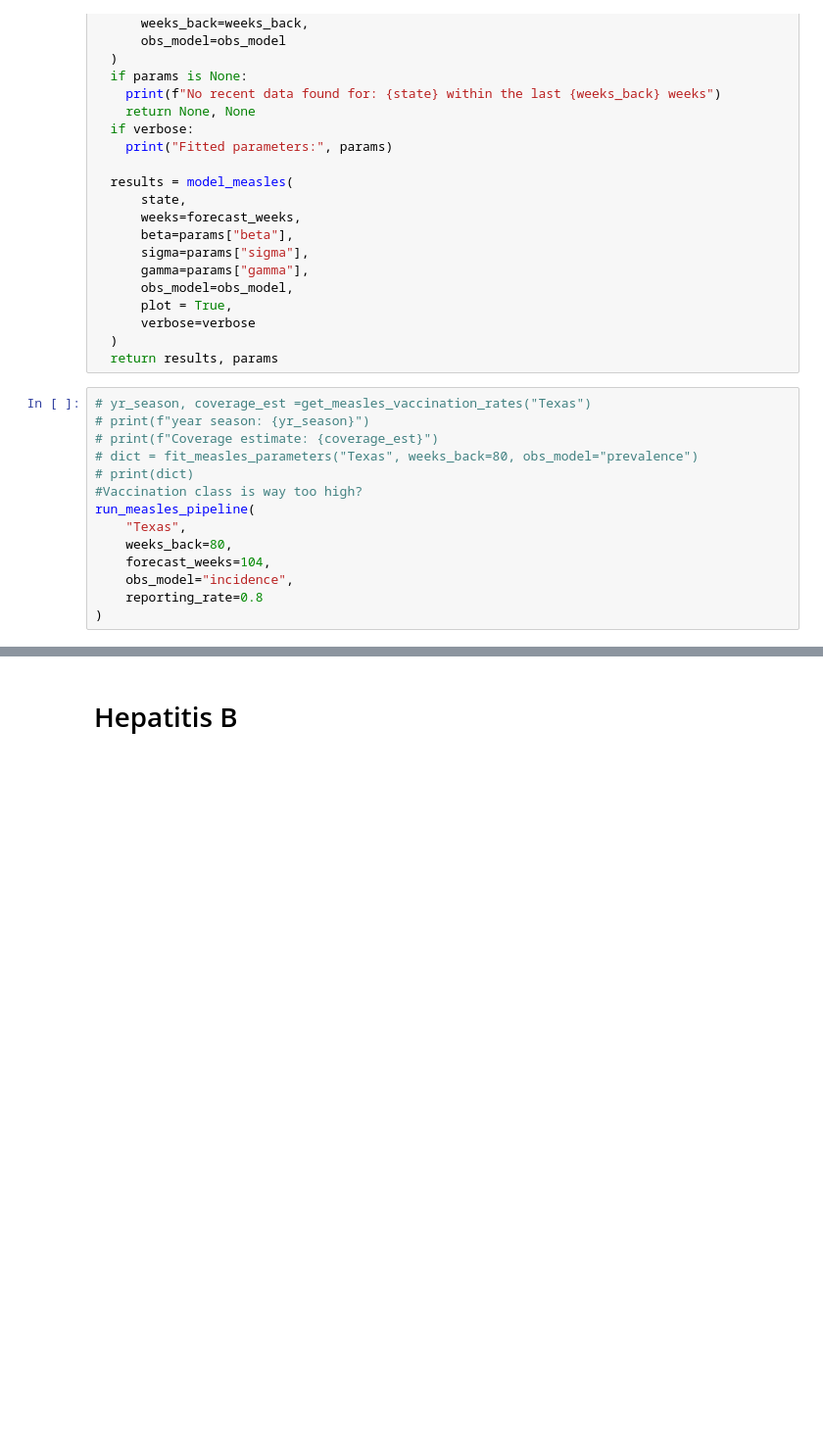
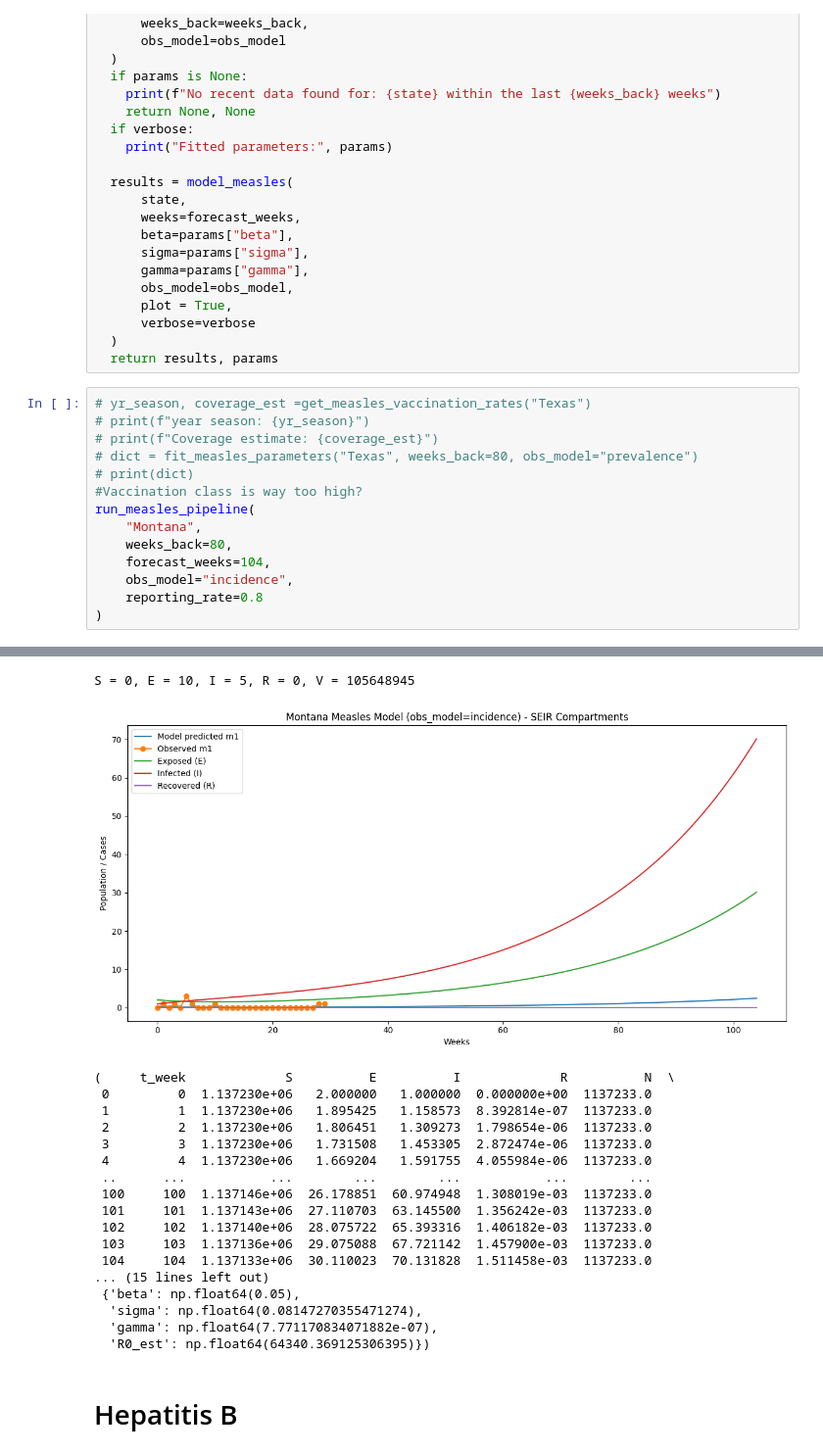
Before and after one commit to Sonny24/disease-dashboard, a Jupyter notebook: compartmental_models/UC_Draft2.ipynb, the cells around one changed output, grey strips where cells are left out. Shown at 98% size. Cells and saved outputs as stored; diff of their text form; blank space fills up the shorter version.

```diff
--- a/compartmental_models/UC_Draft2.ipynb
+++ b/compartmental_models/UC_Draft2.ipynb
@@ -985,9 +991,10 @@ def run_measles_pipeline(state, weeks_back=30,
 # print(dict)
 #Vaccination class is way too high?
 run_measles_pipeline(
-    "Texas",
+    "Montana",
     weeks_back=80,
     forecast_weeks=104,
     obs_model="incidence",
     reporting_rate=0.8
 )
+# %% [output]
@@ -994,3 +1003,22 @@ run_measles_pipeline(
+S = 0, E = 10, I = 5, R = 0, V = 105648945
+[figure, added]
+(     t_week             S          E          I             R          N  \
+ 0         0  1.137230e+06   2.000000   1.000000  0.000000e+00  1137233.0
+ 1         1  1.137230e+06   1.895425   1.158573  8.392814e-07  1137233.0
+ 2         2  1.137230e+06   1.806451   1.309273  1.798654e-06  1137233.0
+ 3         3  1.137230e+06   1.731508   1.453305  2.872474e-06  1137233.0
+ 4         4  1.137230e+06   1.669204   1.591755  4.055984e-06  1137233.0
+ ..      ...           ...        ...        ...           ...        ...
+ 100     100  1.137146e+06  26.178851  60.974948  1.308019e-03  1137233.0
+ 101     101  1.137143e+06  27.110703  63.145500  1.356242e-03  1137233.0
+ 102     102  1.137140e+06  28.075722  65.393316  1.406182e-03  1137233.0
+ 103     103  1.137136e+06  29.075088  67.721142  1.457900e-03  1137233.0
+ 104     104  1.137133e+06  30.110023  70.131828  1.511458e-03  1137233.0
+... (15 lines left out)
+ {'beta': np.float64(0.05),
+  'sigma': np.float64(0.08147270355471274),
+  'gamma': np.float64(7.771170834071882e-07),
+  'R0_est': np.float64(64340.369125306395)})
 # %% [markdown]
 # Hepatitis B
 # %% [markdown]
```
Also changed, not shown: parts of 5 cells of this notebook, 2 other files.
